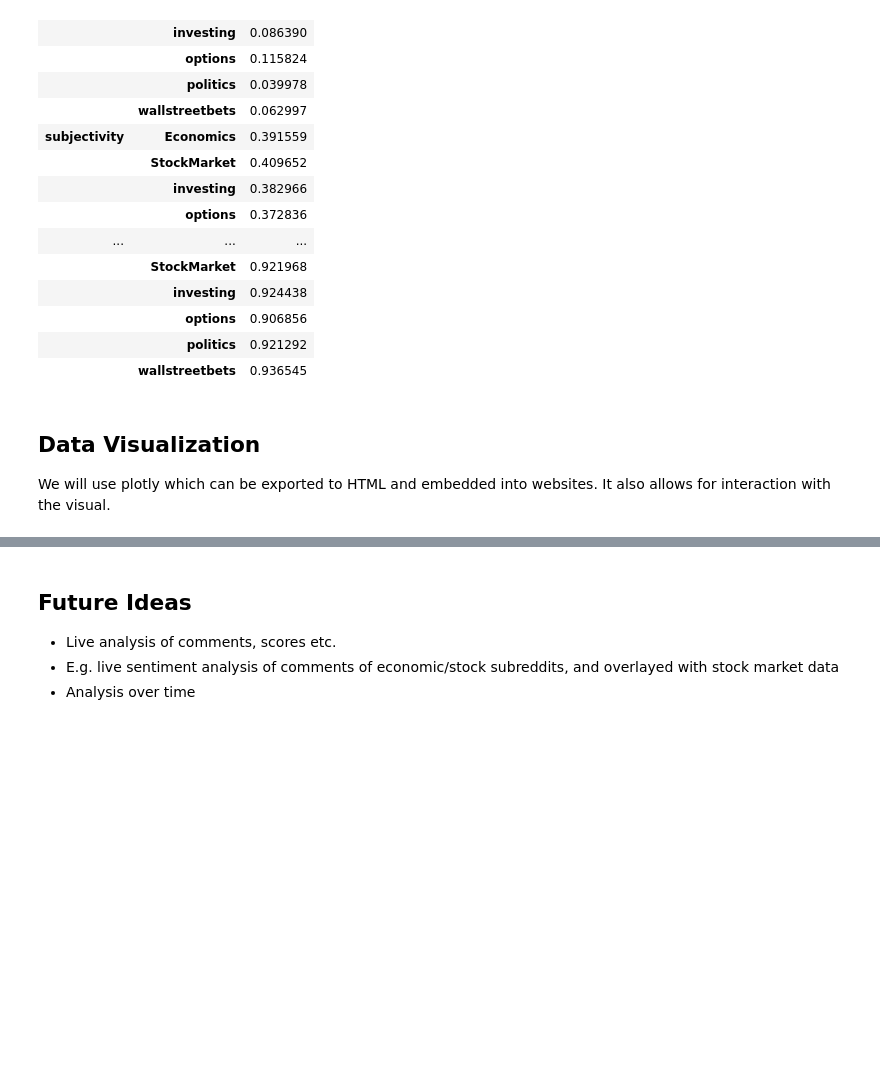
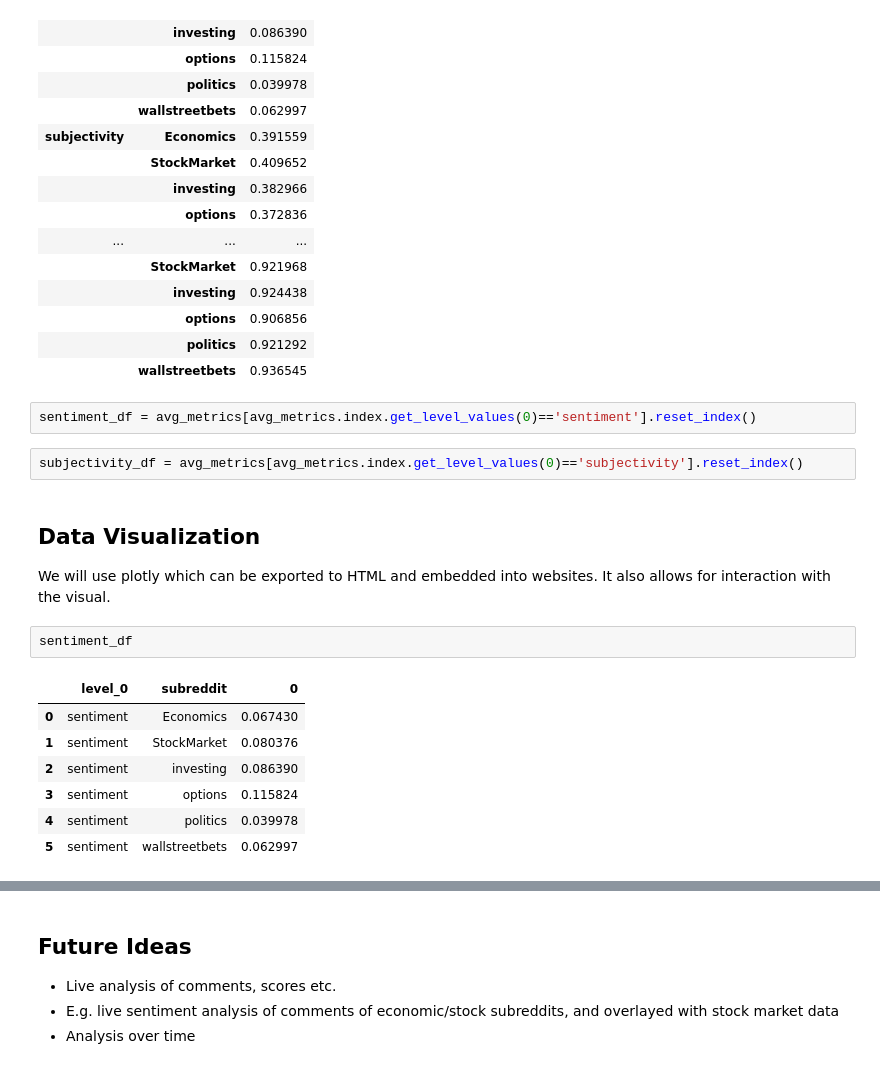
Before and after one commit to himi64/reddit_nlp, a Jupyter notebook: praw_exploration_notebooks/reddit_sentiment_analysis.ipynb, the cells around one changed output, grey strips where cells are left out. Drawn from its saved outputs; the diff is of its cells as text; blank space fills up the shorter version.

Commit message:
exploring with plotly multi-plot for metircs on subreddits

```diff
--- a/praw_exploration_notebooks/reddit_sentiment_analysis.ipynb
+++ b/praw_exploration_notebooks/reddit_sentiment_analysis.ipynb
@@ -219,10 +227,24 @@ avg_metrics
 |  | options | 0.906856 |
 |  | politics | 0.921292 |
 |  | wallstreetbets | 0.936545 |
+# %%
+sentiment_df = avg_metrics[avg_metrics.index.get_level_values(0)=='sentiment'].reset_index()
+# %%
+subjectivity_df = avg_metrics[avg_metrics.index.get_level_values(0)=='subjectivity'].reset_index()
 # %% [markdown]
 ## Data Visualization
 
 We will use plotly which can be exported to HTML and embedded into websites. It also allows for interaction with the visual.
+# %%
+sentiment_df
+# %% [output]
+|  | level_0 | subreddit | 0 |
+| 0 | sentiment | Economics | 0.067430 |
+| 1 | sentiment | StockMarket | 0.080376 |
+| 2 | sentiment | investing | 0.086390 |
+| 3 | sentiment | options | 0.115824 |
+| 4 | sentiment | politics | 0.039978 |
+| 5 | sentiment | wallstreetbets | 0.062997 |
 # %%
 import plotly.graph_objects as go
 from plotly.subplots import make_subplots
```
Also changed, not shown: parts of 4 cells of this notebook, 3 other files.
